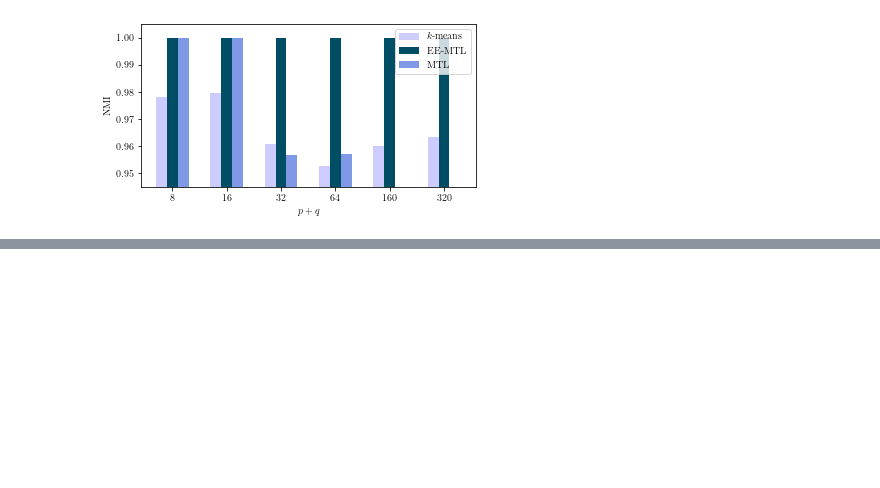
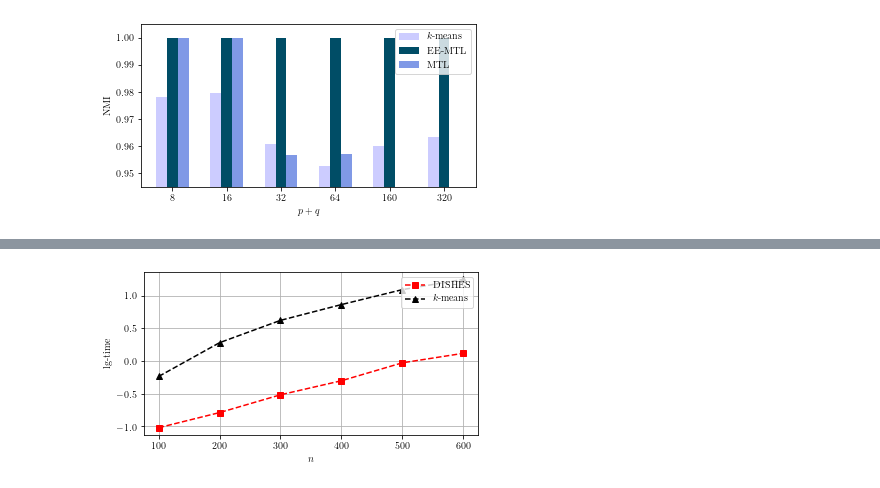
Before and after one commit to SuikaXhq/learning-machine-learning, a Jupyter notebook: source/EE-MTL/draw.ipynb, the cells around one changed output, grey strips where cells are left out. Cells and saved outputs as stored; diff of their text form; code cells hidden in the pictures; blank space fills up the shorter version.

```diff
--- a/source/EE-MTL/draw.ipynb
+++ b/source/EE-MTL/draw.ipynb
@@ -138,0 +251,25 @@ plt.show()
+# %%
+fig = plt.figure(figsize=(6,3))
+ax = fig.add_subplot(111)
+
+n = [100, 200, 300, 400, 500, 600]
+ax.set_xticks(n)
+ax.set_xlabel(r'$n$')
+ax.set_ylabel('lg-time')
+
+EE_color = 'r'
+kmns_color = 'k'
+mtl_color = [0.4,0.4,0.6]
+
+ax.plot(n, np.log10(result_dishes['Timecost'][[0, 13,14,15,16,17]]), 's--', color=EE_color, ms=6, label=r'DISHES')
+
+ax.plot(n, np.log10(result_kmns['Timecost'][[0, 13,14,15,16,17]]),'^--', color=kmns_color, ms=6, label=r'$k$-means')
+
+#ax.plot(n[:3], np.log10(result_cd['Timecost'][:3]), 'x--', color=mtl_color, ms=6, label=r'CD Fusion')
+
+plt.grid(axis='both')
+plt.legend(loc='upper right')
+plt.savefig('time-n.pdf',format='pdf',bbox_inches = 'tight')
+plt.show()
+# %% [output]
+[figure, added]
```
Also changed, not shown: parts of 6 cells of this notebook, 1 other file.
